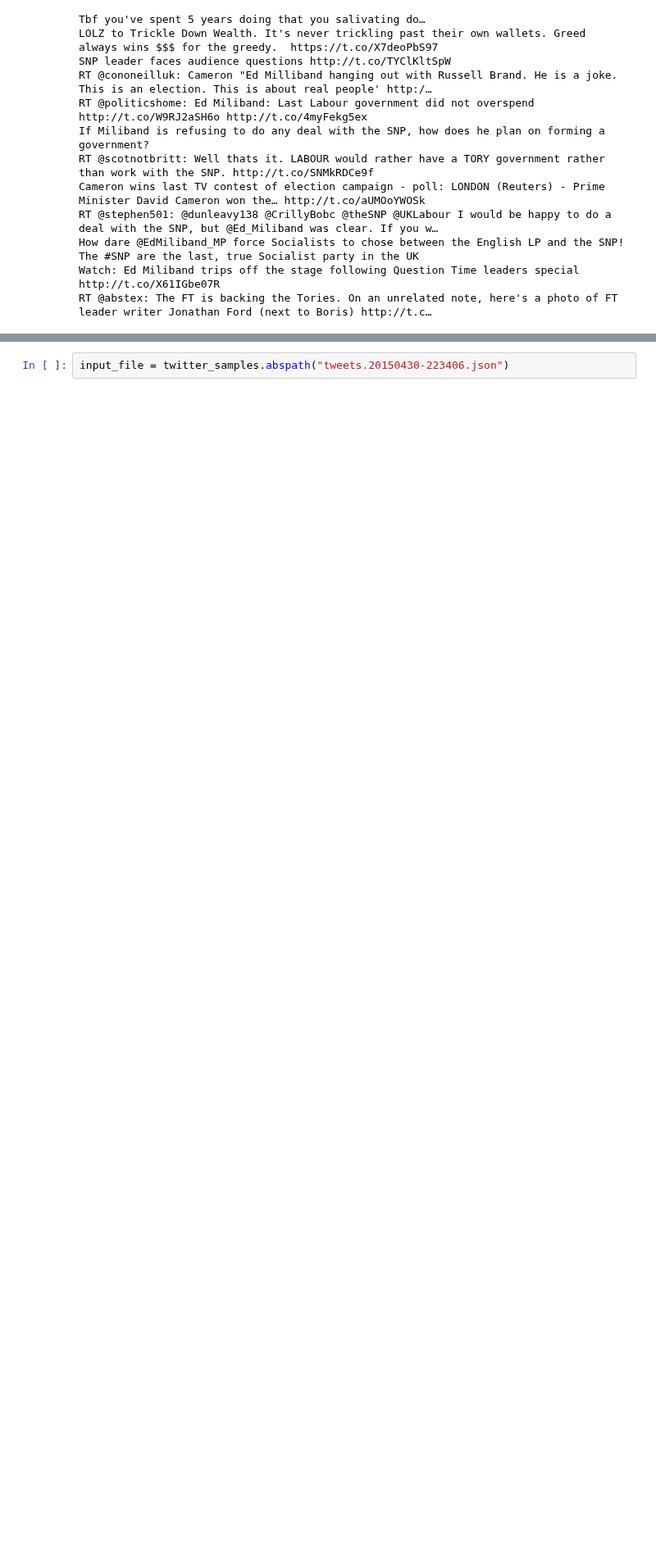
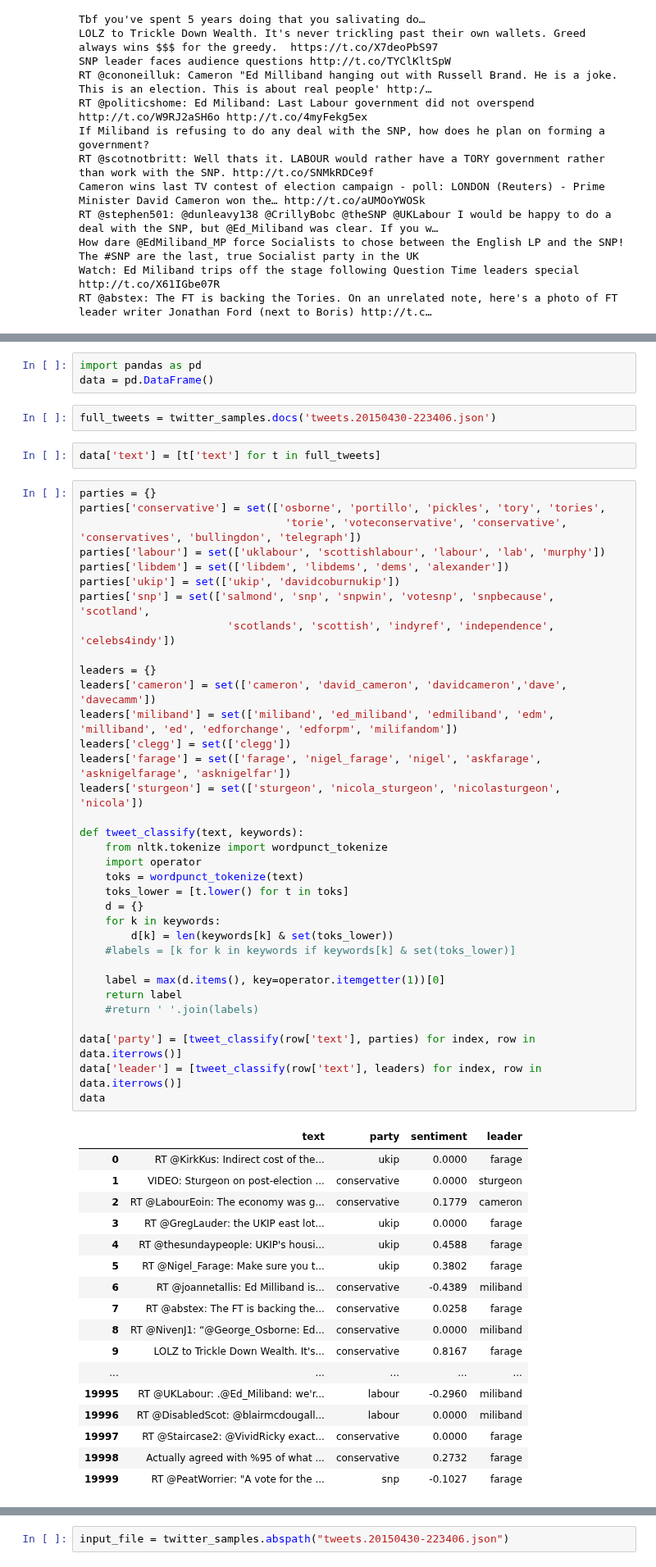
Before and after one commit to edinburghlivinglab/dds-notebooks, a Jupyter notebook: mudr_notebooks/TwitterSentiment.ipynb, the cells around one changed output, grey strips where cells are left out. Shown at 82% size. Drawn from its saved outputs; the diff is of its cells as text; blank space fills up the shorter version.

Commit message:
separated out parties and leaders

```diff
--- a/mudr_notebooks/TwitterSentiment.ipynb
+++ b/mudr_notebooks/TwitterSentiment.ipynb
@@ -87,0 +184,59 @@ Although sentiment analysis is designed to work with written text, the way in wh
+# %%
+import pandas as pd
+data = pd.DataFrame()
+# %%
+full_tweets = twitter_samples.docs('tweets.20150430-223406.json')
+# %%
+data['text'] = [t['text'] for t in full_tweets]
+# %%
+parties = {}
+parties['conservative'] = set(['osborne', 'portillo', 'pickles', 'tory', 'tories',
+                                'torie', 'voteconservative', 'conservative', 'conservatives', 'bullingdon', 'telegraph'])
+parties['labour'] = set(['uklabour', 'scottishlabour', 'labour', 'lab', 'murphy'])
+parties['libdem'] = set(['libdem', 'libdems', 'dems', 'alexander'])
+parties['ukip'] = set(['ukip', 'davidcoburnukip'])
+parties['snp'] = set(['salmond', 'snp', 'snpwin', 'votesnp', 'snpbecause', 'scotland',
+                       'scotlands', 'scottish', 'indyref', 'independence', 'celebs4indy'])
+
+leaders = {}
+leaders['cameron'] = set(['cameron', 'david_cameron', 'davidcameron','dave', 'davecamm'])
+leaders['miliband'] = set(['miliband', 'ed_miliband', 'edmiliband', 'edm', 'milliband', 'ed', 'edforchange', 'edforpm', 'milifandom'])
+leaders['clegg'] = set(['clegg'])
+leaders['farage'] = set(['farage', 'nigel_farage', 'nigel', 'askfarage', 'asknigelfarage', 'asknigelfar'])
+leaders['sturgeon'] = set(['sturgeon', 'nicola_sturgeon', 'nicolasturgeon', 'nicola'])
+
+def tweet_classify(text, keywords):
+    from nltk.tokenize import wordpunct_tokenize
+    import operator
+    toks = wordpunct_tokenize(text)
+    toks_lower = [t.lower() for t in toks]
+    d = {}
+    for k in keywords:
+        d[k] = len(keywords[k] & set(toks_lower))
+    #labels = [k for k in keywords if keywords[k] & set(toks_lower)]
+
+    label = max(d.items(), key=operator.itemgetter(1))[0]
+    return label
+    #return ' '.join(labels)
+
+data['party'] = [tweet_classify(row['text'], parties) for index, row in data.iterrows()]
+data['leader'] = [tweet_classify(row['text'], leaders) for index, row in data.iterrows()]
+data
+# %% [output]
+|  | text | party | sentiment | leader |
+| 0 | RT @KirkKus: Indirect cost of the... | ukip | 0.0000 | farage |
+| 1 | VIDEO: Sturgeon on post-election ... | conservative | 0.0000 | sturgeon |
+| 2 | RT @LabourEoin: The economy was g... | conservative | 0.1779 | cameron |
+| 3 | RT @GregLauder: the UKIP east lot... | ukip | 0.0000 | farage |
+| 4 | RT @thesundaypeople: UKIP's housi... | ukip | 0.4588 | farage |
+| 5 | RT @Nigel_Farage: Make sure you t... | ukip | 0.3802 | farage |
+| 6 | RT @joannetallis: Ed Milliband is... | conservative | -0.4389 | miliband |
+| 7 | RT @abstex: The FT is backing the... | conservative | 0.0258 | farage |
+| 8 | RT @NivenJ1: “@George_Osborne: Ed... | conservative | 0.0000 | miliband |
+| 9 | LOLZ to Trickle Down Wealth. It's... | conservative | 0.8167 | farage |
+| ... | ... | ... | ... | ... |
+| 19995 | RT @UKLabour: .@Ed_Miliband: we'r... | labour | -0.2960 | miliband |
+| 19996 | RT @DisabledScot: @blairmcdougall... | labour | 0.0000 | miliband |
+| 19997 | RT @Staircase2: @VividRicky exact... | conservative | 0.0000 | farage |
+| 19998 | Actually agreed with %95 of what ... | conservative | 0.2732 | farage |
+| 19999 | RT @PeatWorrier: "A vote for the ... | snp | -0.1027 | farage |
```
Also changed, not shown: parts of 11 cells of this notebook.
